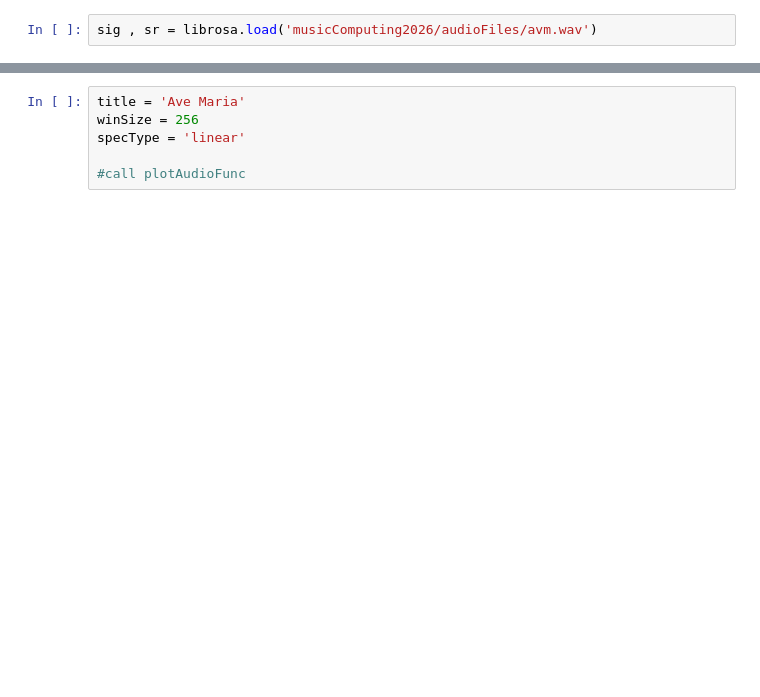
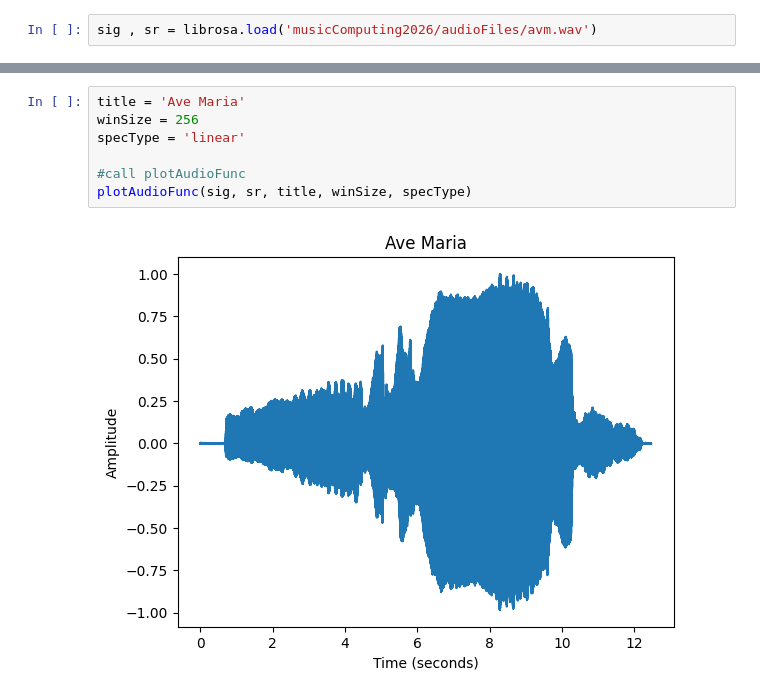
Before and after one commit to informloulie/music-computing, a Jupyter notebook: assignments/labAssignment3.ipynb, the cells around one changed output, grey strips where cells are left out. Drawn from its saved outputs; the diff is of its cells as text; blank space fills up the shorter version.

```diff
--- a/assignments/labAssignment3.ipynb
+++ b/assignments/labAssignment3.ipynb
@@ -66,9 +87,12 @@ specType = 'log'
 # %%
 title = 'Ave Maria'
 winSize = 256
 specType = 'linear'
 
 #call plotAudioFunc
+plotAudioFunc(sig, sr, title, winSize, specType)
+# %% [output]
+[figure, added]
 # %%
 title = 'Ave Maria'
 winSize = 256
```
Also changed, not shown: parts of 8 cells of this notebook.
